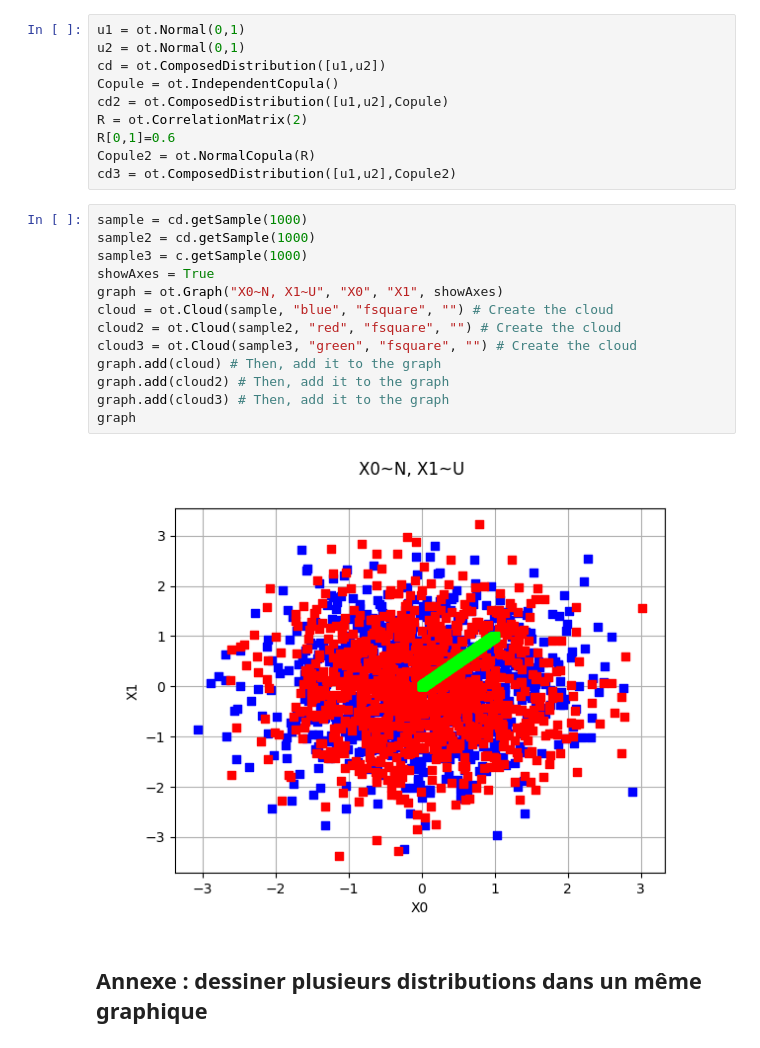
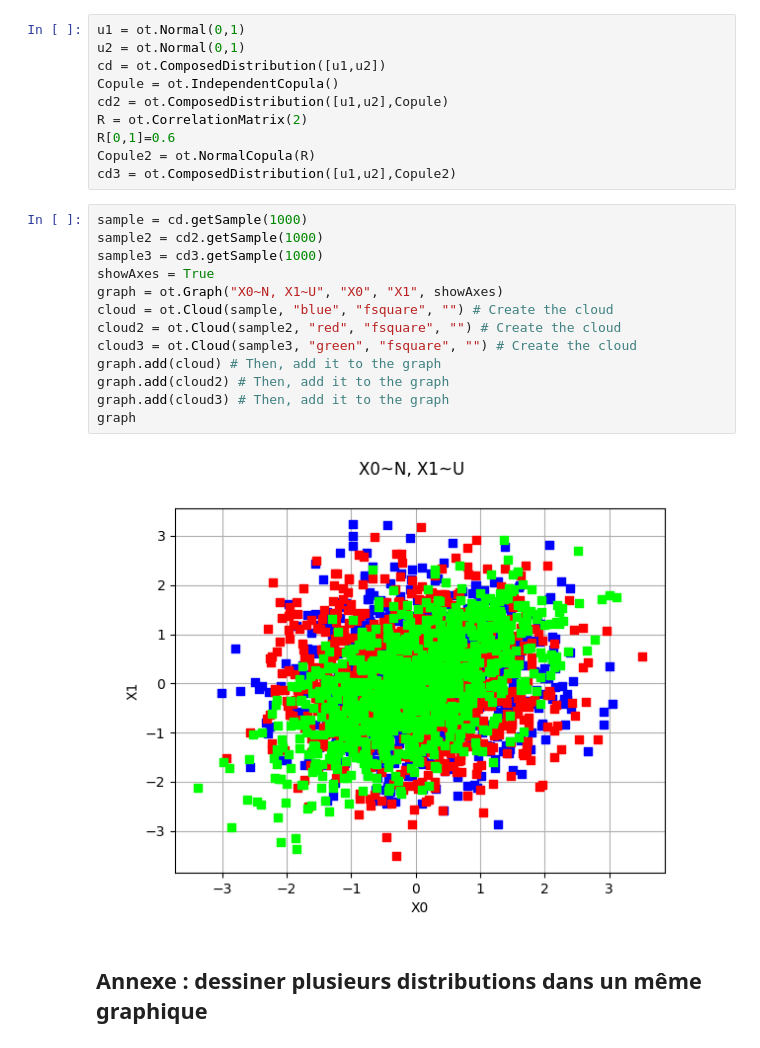
Before and after one commit to InfmathAxel/M2-csmi, a Jupyter notebook: incertitude/tp1/TP1-OpenTURNS Enonces-20240916/1-2-Distributions.ipynb, the cells around one changed output. Saved outputs shown, nothing was run; the diff lists cells and outputs as text.

```diff
--- a/incertitude/tp1/TP1-OpenTURNS Enonces-20240916/1-2-Distributions.ipynb
+++ b/incertitude/tp1/TP1-OpenTURNS Enonces-20240916/1-2-Distributions.ipynb
@@ -350,19 +350,19 @@ Copule2 = ot.NormalCopula(R)
 cd3 = ot.ComposedDistribution([u1,u2],Copule2)
 # %%
 sample = cd.getSample(1000)
-sample2 = cd.getSample(1000)
-sample3 = c.getSample(1000)
+sample2 = cd2.getSample(1000)
+sample3 = cd3.getSample(1000)
 showAxes = True
 graph = ot.Graph("X0~N, X1~U", "X0", "X1", showAxes)
 cloud = ot.Cloud(sample, "blue", "fsquare", "") # Create the cloud
 cloud2 = ot.Cloud(sample2, "red", "fsquare", "") # Create the cloud
 cloud3 = ot.Cloud(sample3, "green", "fsquare", "") # Create the cloud
 graph.add(cloud) # Then, add it to the graph
 graph.add(cloud2) # Then, add it to the graph
 graph.add(cloud3) # Then, add it to the graph
 graph
 # %% [output]
-[figure, old version]
+[figure, new version]
 # %% [markdown]
 ## Annexe : dessiner plusieurs distributions dans un même graphique
 # %%
```
Also changed, not shown: 1 other file.
